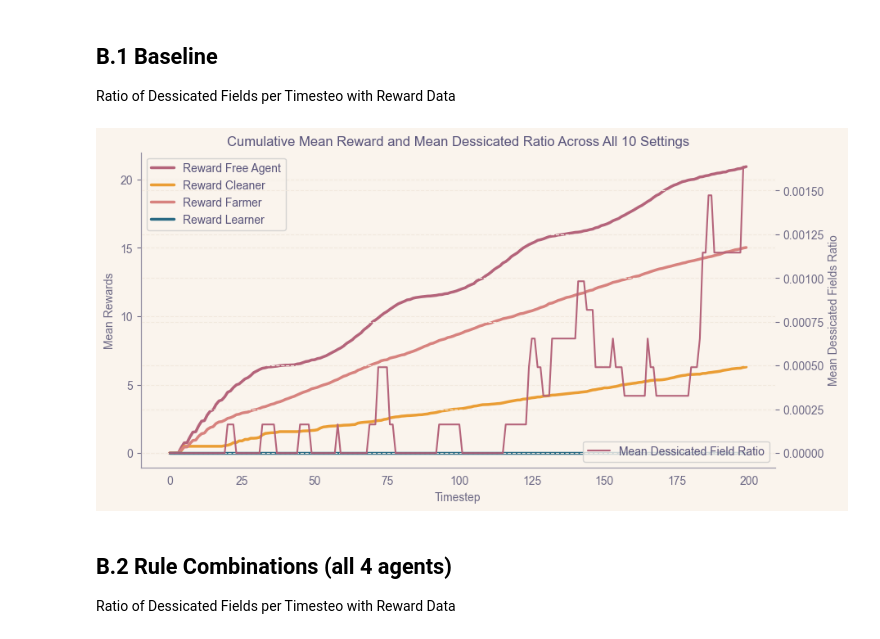
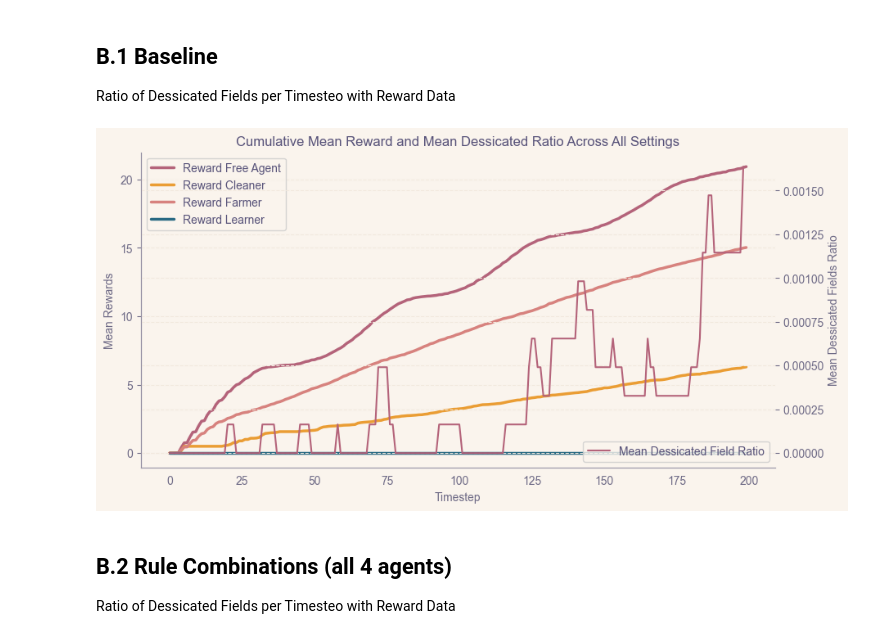
Before and after one commit to ninell-oldenburg/social-contracts, a Jupyter notebook: examples/eval_scripts/plots.ipynb, the cells around one changed output. Drawn from its saved outputs; the diff is of its cells as text; code cells hidden in the pictures.

Commit message:
finalize plotting (for now=

```diff
--- a/examples/eval_scripts/plots.ipynb
+++ b/examples/eval_scripts/plots.ipynb
@@ -230,3 +213,25 @@ def plot_rewards_and_dessicated(df_list: list):
+# %%
+def plot_rewards_and_dessicated(average_rewards_cum, mean_dessicated):
+    # Plot the rewards
+    with plt.style.context("/tmp/rose-pine-dawn.mplstyle"):
+        fig, ax1 = plt.subplots()
+        # Plot each dimension with a different color
+        for i, col in enumerate(average_rewards_cum.columns):
+            plt.plot(average_rewards_cum[col], linewidth=2.5)
+
+        labels = ['Reward Free Agent', 'Reward Cleaner', 'Reward Farmer', 'Reward Learner']
+        ax1.set_ylabel('Mean Rewards')
+        ax1.set_xlabel("Timestep")
+        ax1.legend(loc='upper left', labels=labels)
+
+        # Create a secondary y-axis
+        ax2 = ax1.twinx()
+        ax2.plot(mean_dessicated, label='Mean Dessicated Field Ratio')
+        ax2.set_ylabel('Mean Dessicated Fields Ratio')
+        ax2.legend(loc='lower right')
+
+    plt.title(f'Cumulative Mean Reward and Mean Dessicated Ratio Across All Settings')
+    plt.show()
 # %% [markdown]
 ## B. Ratio of Dessicated Fields per Timestep with Reward Data for
 1. Baseline
@@ -235,10 +240,12 @@ def plot_rewards_and_dessicated(df_list: list):
 # %% [markdown]
 ## B.1 Baseline
 Ratio of Dessicated Fields per Timesteo with Reward Data
-# %%
-plot_rewards_and_dessicated(baseline_dfs)
-# %% [output]
-[figure, removed]
+# %%
+mean_rewards, mean_dessicated = get_mean_rewards_and_dessicated(baseline_dfs)
+# %%
+plot_rewards_and_dessicated(mean_rewards, mean_dessicated)
+# %% [output]
+[figure, added]
 # %% [markdown]
 ## B.2 Rule Combinations (all 4 agents)
 Ratio of Dessicated Fields per Timesteo with Reward Data
```
Also changed, not shown: parts of 29 cells of this notebook.
